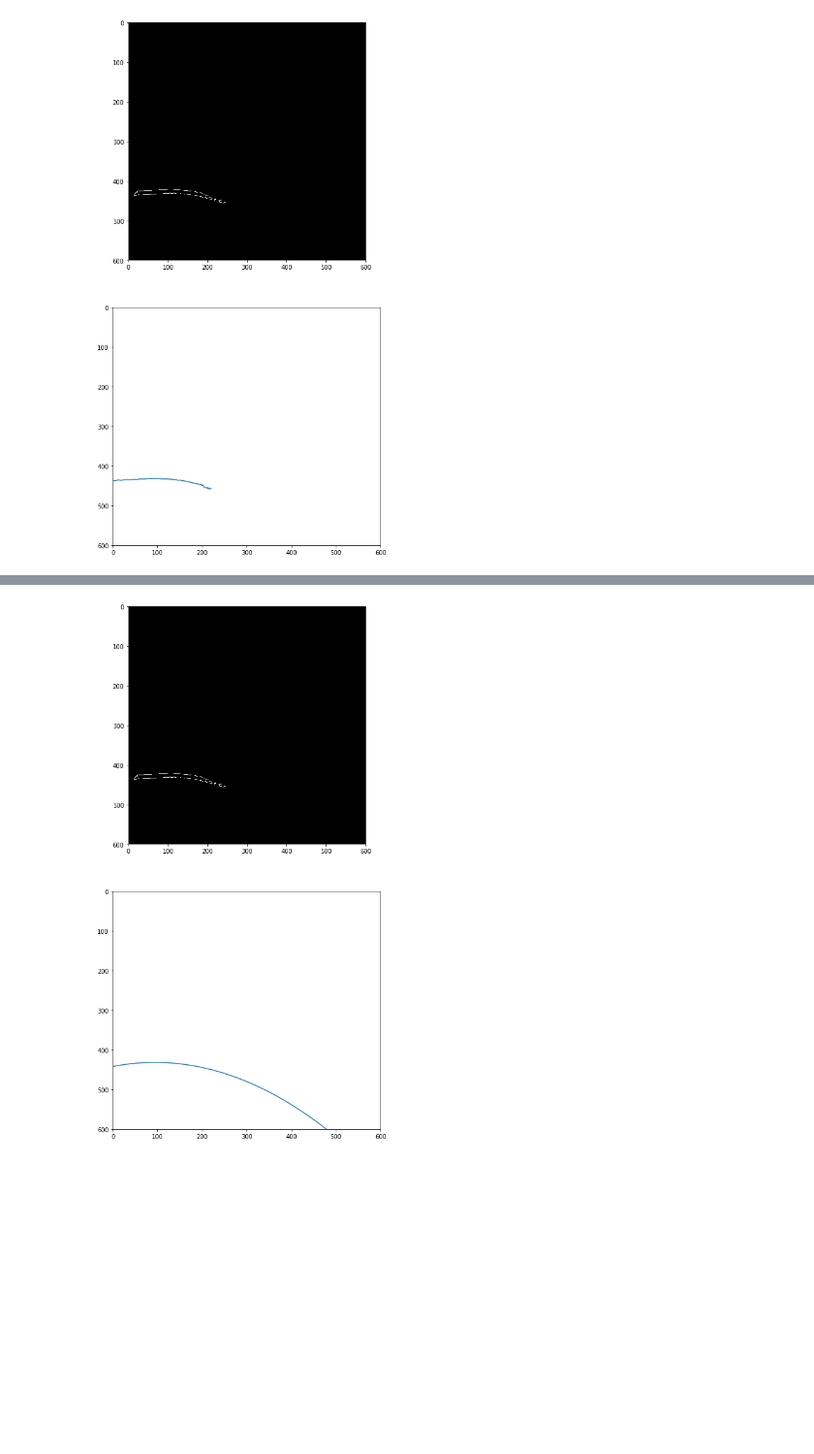
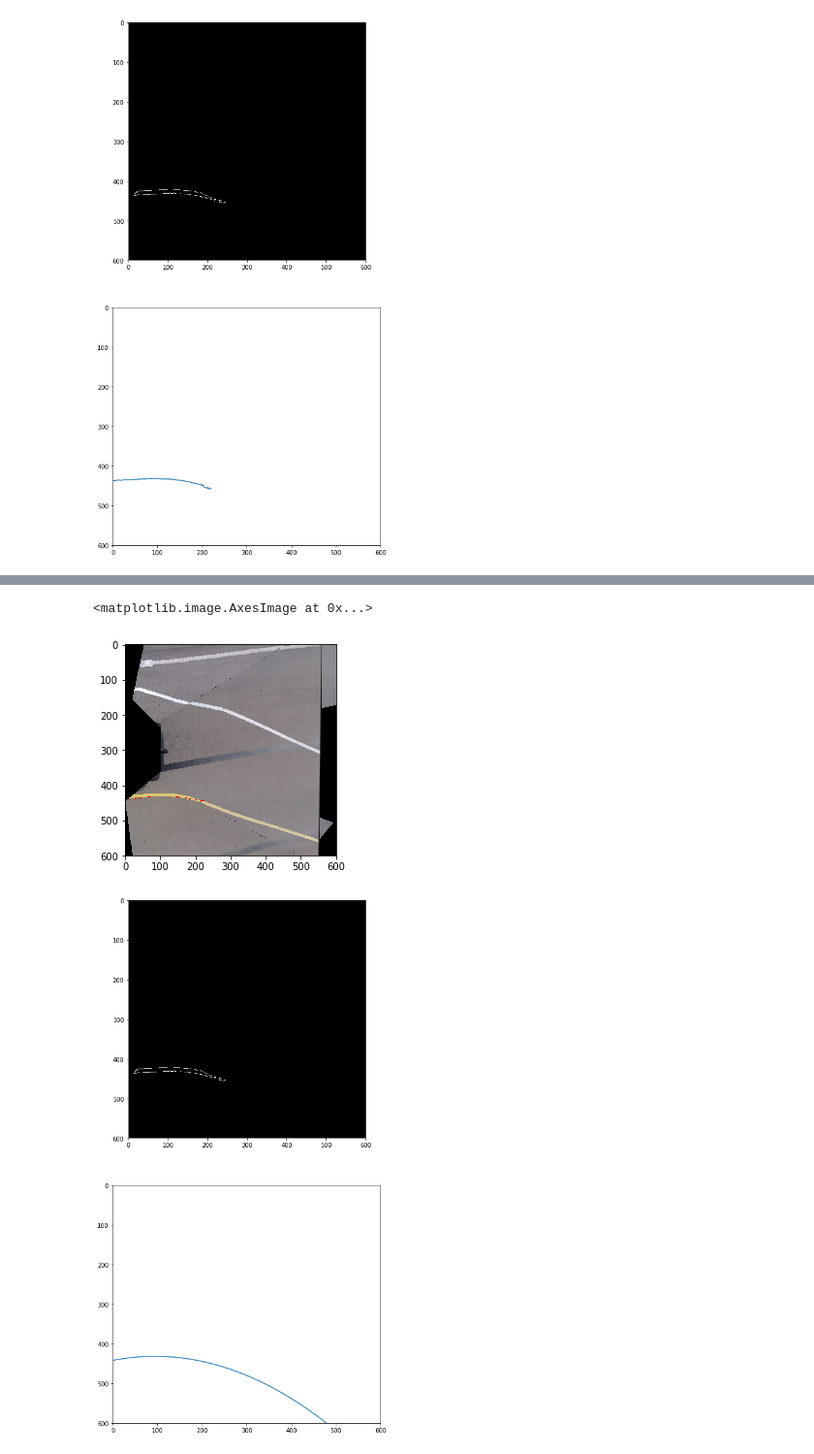
Before and after one commit to jwlee2218/zero, a Jupyter notebook: practice/zero_challenge/lane detection 2.ipynb, the cells around one changed output, grey strips where cells are left out. Shown at 97% size. Drawn from its saved outputs; the diff is of its cells as text; code cells hidden in the pictures; blank space fills up the shorter version.

```diff
--- a/practice/zero_challenge/lane detection 2.ipynb
+++ b/practice/zero_challenge/lane detection 2.ipynb
@@ -77,0 +147,11 @@ f = np.poly1d(z)
+# %%
+fitxy = []
+for n in range(len(xdata)):
+    xfit = xdata[n]
+    yfit = int(f(n))
+    fitxy.append([xfit, yfit])
+# %%
+fitxy = np.array(fitxy).reshape((-1,2))
+# fitxy[:, 1] = bounds[1] - fitxy[:, 1]
+
+fitpts = fitxy.reshape((-1,1,2))
@@ -78,3 +198,10 @@ f = np.poly1d(z)
+# %%
+original2 = copy.deepcopy(img)
+output2 = cv2.polylines(original2, [fitpts], isClosed=False, color=(255,0,0))
+plt.imshow(output2)
+# %% [output]
+<matplotlib.image.AxesImage at 0x...>
+[figure, added]
 # %%
 t = np.arange(0, r_lane.shape[1], 1)
 plt.figure(2, figsize=(8, 16))
```
Also changed, not shown: parts of 9 cells of this notebook, 29 other files.
